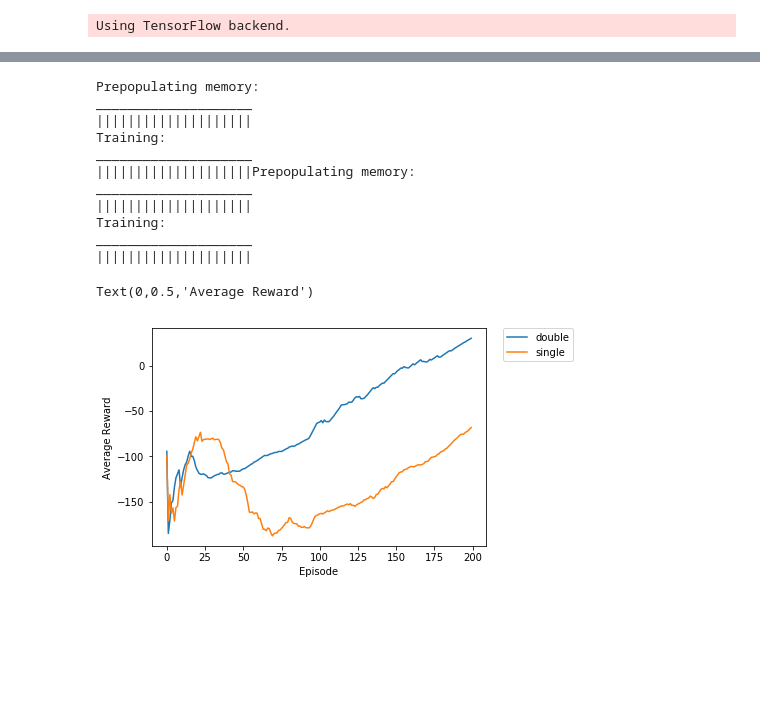
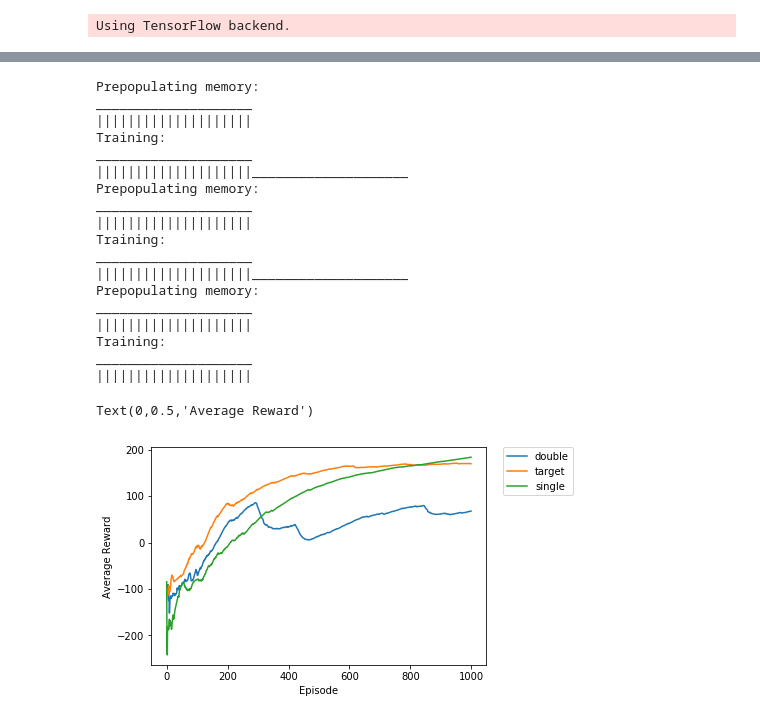
Before and after one commit to maxim5helopugin/Reinforcement-Learning, a Jupyter notebook: approximate_methods/DeepQLearning_lunar_lander.ipynb, the cells around one changed output, grey strips where cells are left out. Cells and saved outputs as stored; diff of their text form; code cells hidden in the pictures; blank space fills up the shorter version.

Commit message:
added target network approximation

```diff
--- a/approximate_methods/DeepQLearning_lunar_lander.ipynb
+++ b/approximate_methods/DeepQLearning_lunar_lander.ipynb
@@ -11,7 +11,7 @@ from keras.utils import to_categorical
 
 import matplotlib.pyplot as plt
 
-max_epochs = 500
+max_epochs = 1000
 mem_size = 40000
 batch_size = 100
 blank = 20
@@ -132,7 +178,7 @@ def playtest(env, agent):
         else:
             state = next_state
 # %%
-def test_run(env, agent):
+def test_run(env, agent, update=False):
     memory = Memory(mem_size,batch_size)
     epsilon = 1
     epsilon_decay = 0.9
@@ -171,6 +217,8 @@ def test_run(env, agent):
             agent.train(memory.sample())
 
             if done:
+                if update:
+                    agent.soft_update()
                 if epsilon > 0.1:
                     epsilon*=epsilon_decay
                 av_reward.append(epoch_reward/epoch)
@@ -182,32 +230,45 @@ def test_run(env, agent):
                 state = next_state
     return av_reward
 # %%
+agent_t = Agent_q_soft_target(env.observation_space.shape[0], env.action_space.n)
+rewards_target = test_run(env, agent_t, update=True)
+
+print("____________________")
+
 agent_d = Agent_q(env.observation_space.shape[0], env.action_space.n)
 rewards_double = test_run(env, agent_d)
 
 print("____________________")
 
 agent_s = Agent_q_double(env.observation_space.shape[0], env.action_space.n)
 rewards_single = test_run(env, agent_s)
 
 plt.plot(rewards_double, label = "double")
+plt.plot(rewards_target, label = "target")
 plt.plot(rewards_single, label = "single")
 plt.legend(bbox_to_anchor=(1.05, 1), loc=2, borderaxespad=0.)
 
 plt.xlabel('Episode')
 plt.ylabel('Average Reward')
 # %% [output]
 Prepopulating memory:
 ____________________
 ||||||||||||||||||||
 Training:
 ____________________
-||||||||||||||||||||Prepopulating memory:
+||||||||||||||||||||____________________
+Prepopulating memory:
+____________________
+||||||||||||||||||||
+Training:
+____________________
+||||||||||||||||||||____________________
+Prepopulating memory:
 ____________________
 ||||||||||||||||||||
 Training:
 ____________________
 ||||||||||||||||||||
 Text(0,0.5,'Average Reward')
-[figure, old version]
+[figure, new version]
 # %%
```
Also changed, not shown: parts of 3 cells of this notebook.
